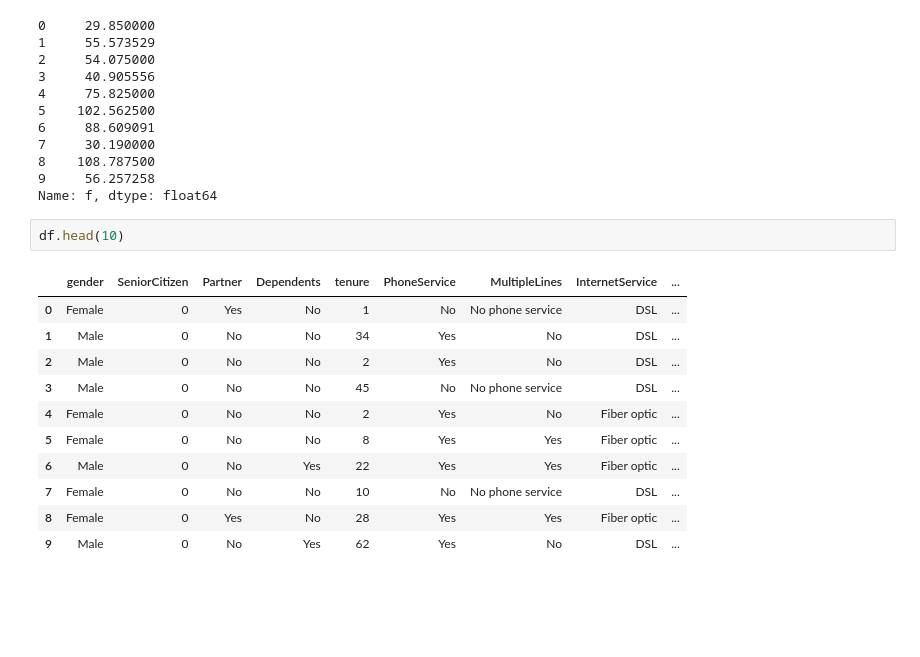
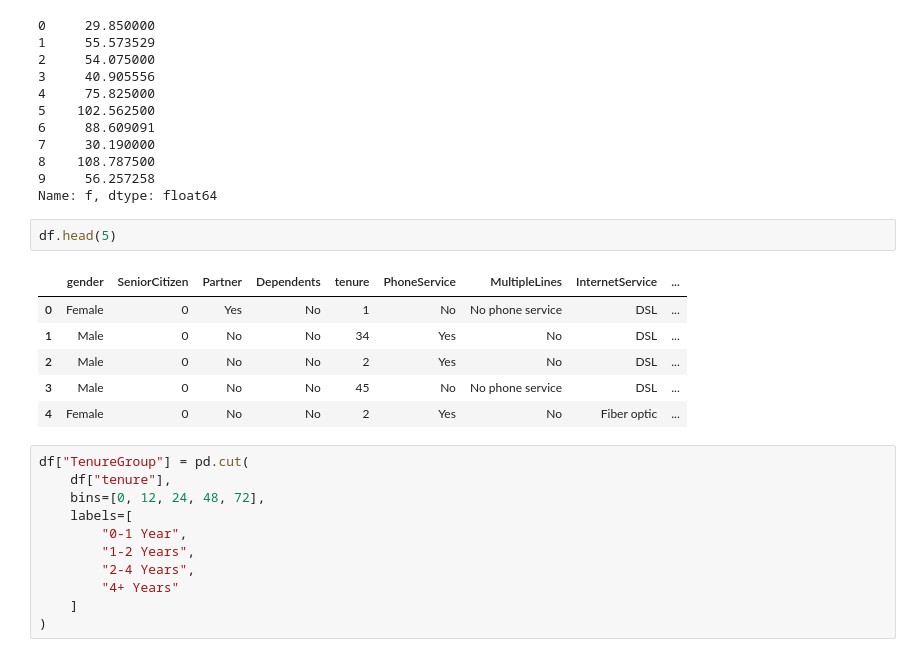
Before and after one commit to harshit8955/AI-ML-Projects, a Jupyter notebook: Chrun-Prediction/chrun.ipynb, the cells around one changed output. Drawn from its saved outputs; the diff is of its cells as text; blank space fills up the shorter version.

```diff
--- a/Chrun-Prediction/chrun.ipynb
+++ b/Chrun-Prediction/chrun.ipynb
@@ -171,16 +171,22 @@ print(df["f"].head(10))
 9     56.257258
 Name: f, dtype: float64
 # %%
-df.head(10)
+df.head(5)
 # %% [output]
 |  | gender | SeniorCitizen | Partner | Dependents | tenure | PhoneService | MultipleLines | InternetService | ... |
 | 0 | Female | 0 | Yes | No | 1 | No | No phone service | DSL | ... |
 | 1 | Male | 0 | No | No | 34 | Yes | No | DSL | ... |
 | 2 | Male | 0 | No | No | 2 | Yes | No | DSL | ... |
 | 3 | Male | 0 | No | No | 45 | No | No phone service | DSL | ... |
 | 4 | Female | 0 | No | No | 2 | Yes | No | Fiber optic | ... |
-| 5 | Female | 0 | No | No | 8 | Yes | Yes | Fiber optic | ... |
-| 6 | Male | 0 | No | Yes | 22 | Yes | Yes | Fiber optic | ... |
-| 7 | Female | 0 | No | No | 10 | No | No phone service | DSL | ... |
-| 8 | Female | 0 | Yes | No | 28 | Yes | Yes | Fiber optic | ... |
-| 9 | Male | 0 | No | Yes | 62 | Yes | No | DSL | ... |
+# %%
+df["TenureGroup"] = pd.cut(
+    df["tenure"],
+    bins=[0, 12, 24, 48, 72],
+    labels=[
+        "0-1 Year",
+        "1-2 Years",
+        "2-4 Years",
+        "4+ Years"
+    ]
+)
```
Also changed, not shown: parts of 5 cells of this notebook.
